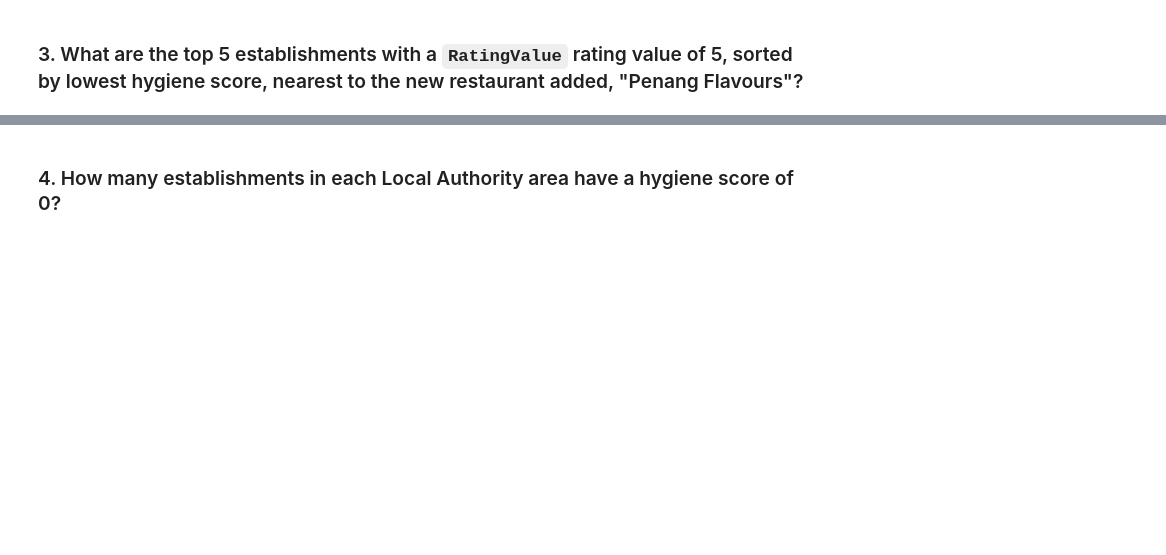
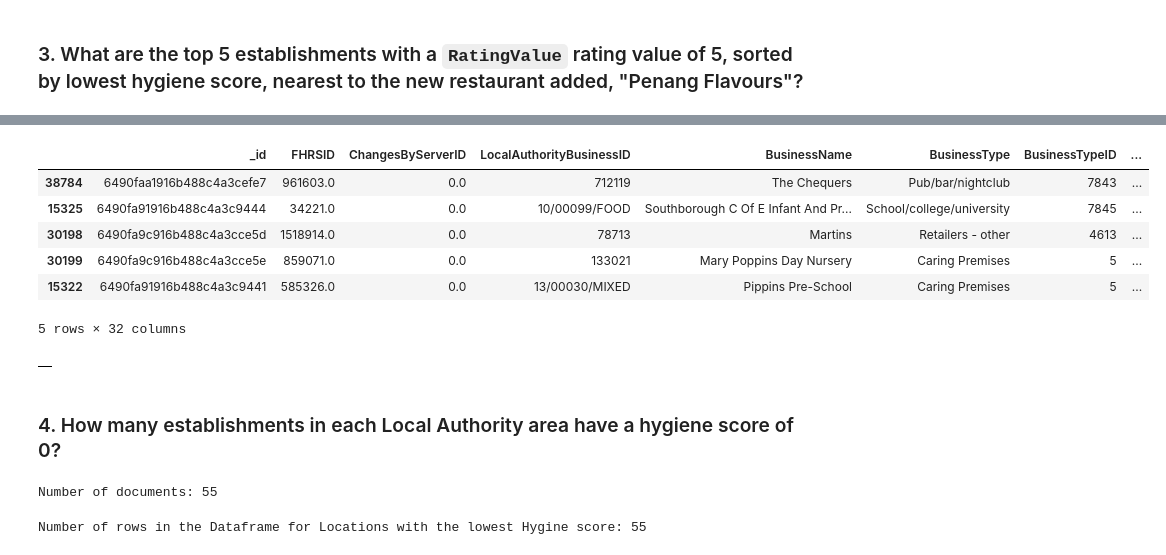
Before and after one commit to kuromasadev/nosql-challenge, a Jupyter notebook: NoSQL_analysis.ipynb, the cells around one changed output, grey strips where cells are left out. Drawn from its saved outputs; the diff is of its cells as text; code cells hidden in the pictures; blank space fills up the shorter version.

```diff
--- a/NoSQL_analysis.ipynb
+++ b/NoSQL_analysis.ipynb
@@ -181,0 +336,15 @@ sort =
+# %%
+# Split the "scores" column into separate columns
+scores_df = pd.json_normalize(check_df["scores"])
+
+# Concatenate the filtered DataFrame with the scores DataFrame
+merged_df = pd.concat([check_df, scores_df], axis=1)
+# %%
+import numpy as np
+# Replace empty strings with NaN
+merged_df['Hygiene'] = merged_df['Hygiene'].replace('', np.nan)
+
+# Convert 'Hygiene' column to float or integer
+merged_df['Hygiene'] = merged_df['Hygiene'].astype(float)  # or int
+
+merged_df.dtypes
@@ -182,5 +371,29 @@ sort =
+# %%
+# Apply the filter criteria
+filtered_df = check_df[
+    (check_df["RatingValue"] == 5) &
+    (check_df["Latitude"].between(latitude_range[0], latitude_range[1])) &
+    (check_df["Longitude"].between(longitude_range[0], longitude_range[1]))
+]
+
+# Sort the filtered DataFrame by hygiene score
+sorted_df = merged_df.sort_values("Hygiene")
+# %%
+sorted_df.head()
+# %% [output]
+|  | _id | FHRSID | ChangesByServerID | LocalAuthorityBusinessID | BusinessName | BusinessType | BusinessTypeID | ... |
+| 38784 | 6490faa1916b488c4a3cefe7 | 961603.0 | 0.0 | 712119 | The Chequers | Pub/bar/nightclub | 7843 | ... |
+| 15325 | 6490fa91916b488c4a3c9444 | 34221.0 | 0.0 | 10/00099/FOOD | Southborough C Of E Infant And Pr... | School/college/university | 7845 | ... |
+| 30198 | 6490fa9c916b488c4a3cce5d | 1518914.0 | 0.0 | 78713 | Martins | Retailers - other | 4613 | ... |
+| 30199 | 6490fa9c916b488c4a3cce5e | 859071.0 | 0.0 | 133021 | Mary Poppins Day Nursery | Caring Premises | 5 | ... |
+| 15322 | 6490fa91916b488c4a3c9441 | 585326.0 | 0.0 | 13/00030/MIXED | Pippins Pre-School | Caring Premises | 5 | ... |
+5 rows × 32 columns
 # %%
 # Convert result to Pandas DataFrame
+closest_df = pd.DataFrame(result3)
+closest_df
+# %% [output]
+|  |
 # %% [markdown]
 ### 4. How many establishments in each Local Authority area have a hygiene score of 0?
 # %%
@@ -194,0 +423,6 @@ sort =
+# %%
+# Print the number of documents in the result
+count = sum(1 for _ in result4)
+print("Number of documents:", count)
+# %% [output]
+Number of documents: 55
@@ -195,6 +436,9 @@ sort =
 # %%
 # Convert the result to a Pandas DataFrame
+nohyg_score_df = pd.DataFrame(nohyg_documents)
 
 # Display the number of rows in the DataFrame
-
-# Display the first 10 rows of the DataFrame
+row_count4 = len(nohyg_score_df)
+print("Number of rows in the Dataframe for Locations with the lowest Hygine score:", row_count4)
+# %% [output]
+Number of rows in the Dataframe for Locations with the lowest Hygine score: 55
```
Also changed, not shown: parts of 36 cells of this notebook, 2 other files.
